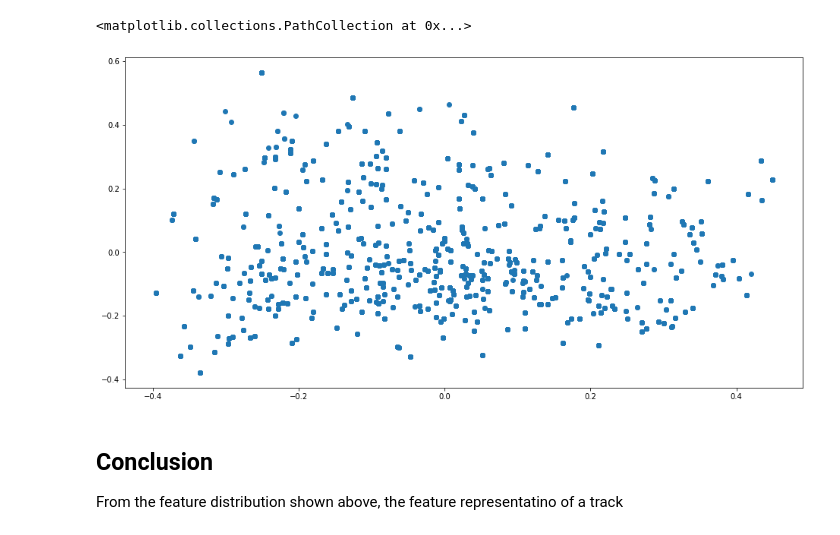
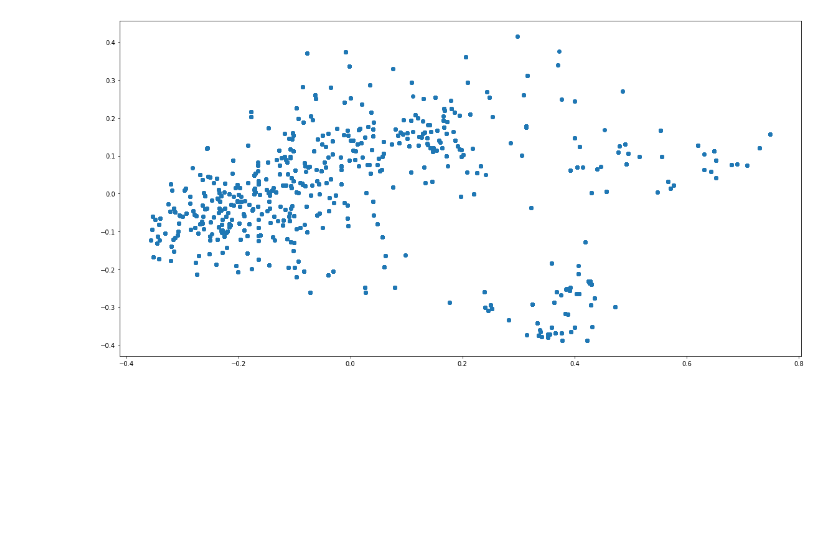
Before and after one commit to johnnylord/context-aware-tracker, a Jupyter notebook: notebook/single-track-feature-analysis.ipynb, the cells around one changed output. Drawn from its saved outputs; the diff is of its cells as text; code cells hidden in the pictures; blank space fills up the shorter version.

```diff
--- a/notebook/single-track-feature-analysis.ipynb
+++ b/notebook/single-track-feature-analysis.ipynb
@@ -14,7 +14,7 @@ import matplotlib.pyplot as plt
 import pickle
 # %%
 # HYPERPARAMETER
-RESULT_DIR = "../run/depthsort_orient/5p_sa_pm_up.msv/"
+RESULT_DIR = "../result/3p_sa_um_pp.msv/"
 # %%
 # PREDS SAVE MOT2D RESULT AS DICT, WITH KEY INDICATING FRAME ID, VALUE INDICATE TRACKED OBJECT (TID, BBOX)
 preds = {}
@@ -36,7 +36,7 @@ with open(osp.join(RESULT_DIR, 'snapshots.pkl'), 'rb') as f:
     snapshots = pickle.load(f)
 # %%
 # WHICH TRACKS I WANT TO AGGREGATE ALL THE FEATURES
-TARGET_TRACKS = [6]
+TARGET_TRACKS = [1]
 # %%
 # AGGREGATE TARGET FEATURES TOGETHER
 all_features = []
@@ -63,10 +63,6 @@ reduced = pca.fit_transform(features)
 # %%
 plt.figure(figsize=(16, 8))
 plt.scatter(reduced[:, 0], reduced[:, 1])
+plt.tight_layout()
 # %% [output]
-<matplotlib.collections.PathCollection at 0x...>
-[figure, old version]
+[figure, new version]
-# %% [markdown]
-## Conclusion
-
-From the feature distribution shown above, the feature representatino of a track
```
Also changed, not shown: parts of 1 cell of this notebook, 2 other files.
